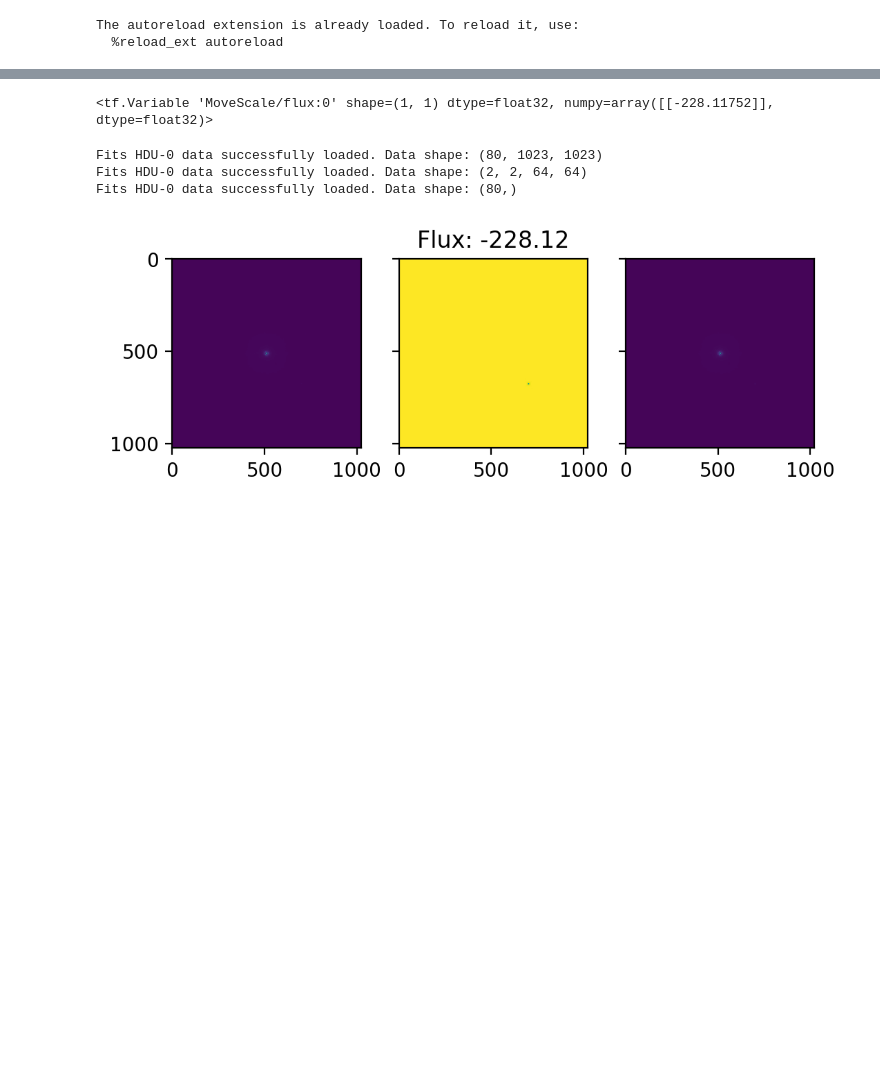
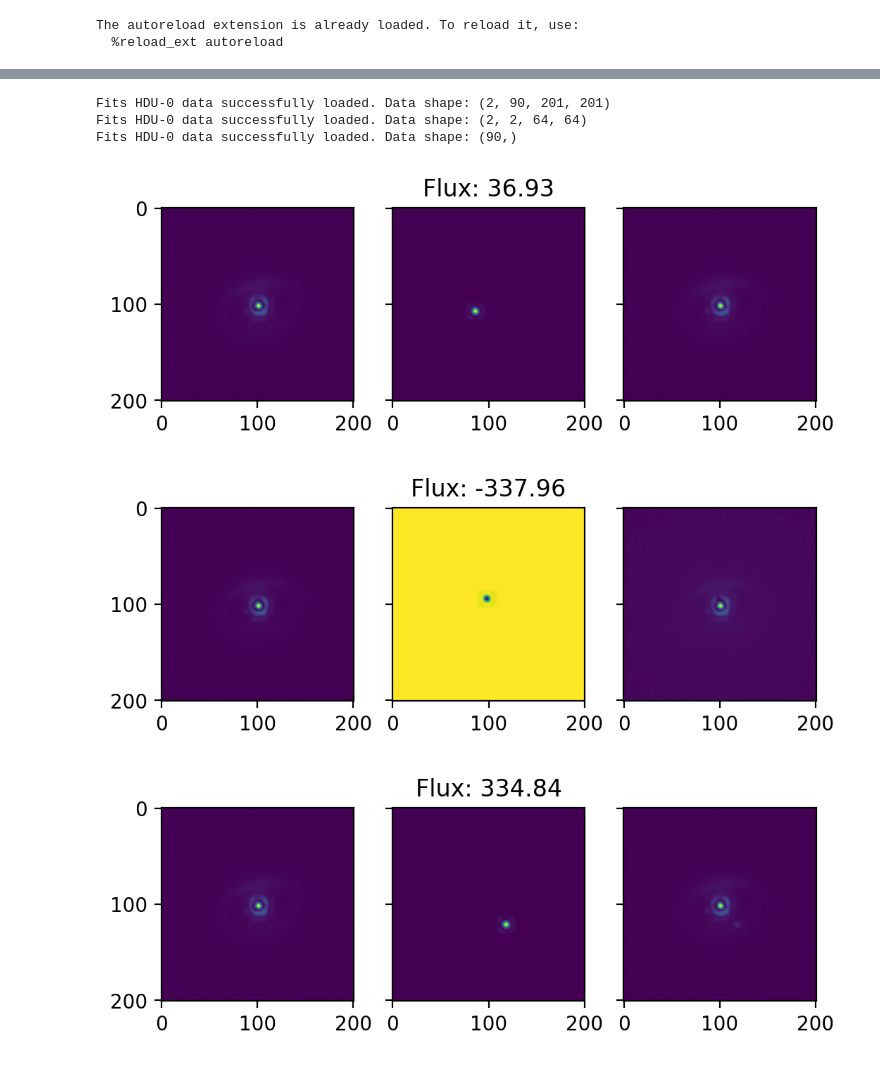
Before and after one commit to yemsnucleus/NEGFC, a Jupyter notebook: new_model.ipynb, the cells around one changed output, grey strips where cells are left out. Cells and saved outputs as stored; diff of their text form; code cells hidden in the pictures; blank space fills up the shorter version.

Commit message:
new model

```diff
--- a/new_model.ipynb
+++ b/new_model.ipynb
@@ -18,6 +18,9 @@ The autoreload extension is already loaded. To reload it, use:
   %reload_ext autoreload
 # %%
 %%time
-root='./data/fake/'
-dataset, cube_shp, init_xy, init_flux = load_data(root)
+root='./data/HCI/'
+dataset, cube_shp, init_xy, init_flux = load_data(root,
+                                                  bkg_sigma=3,
+                                                  ncomp=2,
+                                                  num_peaks=10)
 # %% [output]
@@ -26,10 +29,12 @@ Wall time: 10.5 s
 # %%
+loss_fn = wrapper(reduce_std, radius=2)
+
 model = get_model_new(init_xy, init_flux, cube_shp)
-model.compile(loss_fn=reduce_std, optimizer=Adam(5))
+model.compile(loss_fn=loss_fn, optimizer=Adam(5))
 # %%
 %%time
 es = tf.keras.callbacks.EarlyStopping(
-    monitor='loss', patience=20,
+    monitor='loss', patience=20, min_delta=1e-4
 )
 hist = model.fit(dataset, epochs=100000, callbacks=[es])
 # %% [output]
@@ -60,8 +65,6 @@ x_fguess = model.trainable_variables[0]
 y_fguess = model.trainable_variables[1]
 f_fguess = model.trainable_variables[2]
 f_fguess
-# %% [output]
-<tf.Variable 'MoveScale/flux:0' shape=(1, 1) dtype=float32, numpy=array([[-228.11752]], dtype=float32)>
 # %%
 import gpu.fake_comp as tfnegfc
 
@@ -69,7 +72,8 @@ from main import open_fits
 # %%
 cube_route = os.path.join(root, 'center_im.fits')
 cube       = open_fits(cube_route, header=False)
-# cube = cube[None,...]
+if tf.rank(cube) < 4:
+    cube = cube[None,...]
 psf_route = os.path.join(root, 'median_unsat.fits')
 psf       = open_fits(psf_route, header=False)
 
@@ -80,9 +84,9 @@ rot_ang  = -rot_ang
 lambda_ch = 0 # channel to use
 psf_pos   = 0 # psf position
 # %% [output]
-Fits HDU-0 data successfully loaded. Data shape: (80, 1023, 1023)
+Fits HDU-0 data successfully loaded. Data shape: (2, 90, 201, 201)
 Fits HDU-0 data successfully loaded. Data shape: (2, 2, 64, 64)
-Fits HDU-0 data successfully loaded. Data shape: (80,)
+Fits HDU-0 data successfully loaded. Data shape: (90,)
 # %%
 results = tfnegfc.adjust_gaussian(psf[lambda_ch, psf_pos])
 fwhm_sphere  = tf.reduce_mean(results['fwhm'])
@@ -93,31 +97,21 @@ patch = tfnegfc.create_patch(cube[0, 0], normalized_psf[0])
 # %%
 import numpy as np
 for x_firstguess, y_firstguess, flux_firstguess in zip(x_fguess, y_fguess, f_fguess):
 
     fake_zeros = tfnegfc.inject_fake(x=x_firstguess,
                                      y=y_firstguess,
                                      flux = flux_firstguess,
                                      cube=tf.zeros_like(cube[0]),
                                      patch=patch,
                                      rot_angles=rot_ang)
 
-#     adi_image_fake_zeros = tfnegfc.apply_adi(fake_zeros,
-#                                        rot_ang,
-#                                        out_size=(cube[0].shape),
-#                                        ncomp=1,
-#                                        derotate='tf')
-
-#     adi_image, res_cube = tfnegfc.apply_adi(cube[0],
-#                                             rot_ang,
-#                                             out_size=cube[0].shape,
-#                                             ncomp=1,
-#                                             derotate='tf', return_cube=True)
-
     fig, axes = plt.subplots(1, 3, dpi=200, sharex=True, sharey=True)
     axes[0].imshow(cube[0, 0])
     axes[1].imshow(fake_zeros[0])
-    axes[2].imshow(cube[0, 0]-fake_zeros[0])
+    axes[2].imshow(cube[0, 0]+fake_zeros[0])
     axes[1].set_title('Flux: {:.2f}'.format(flux_firstguess[0]))
     plt.show()
 # %% [output]
-[figure, old version]
+[figure, new version]
+[figure, added]
+[figure, added]
```
Also changed, not shown: parts of 4 cells of this notebook, 5 other files.
